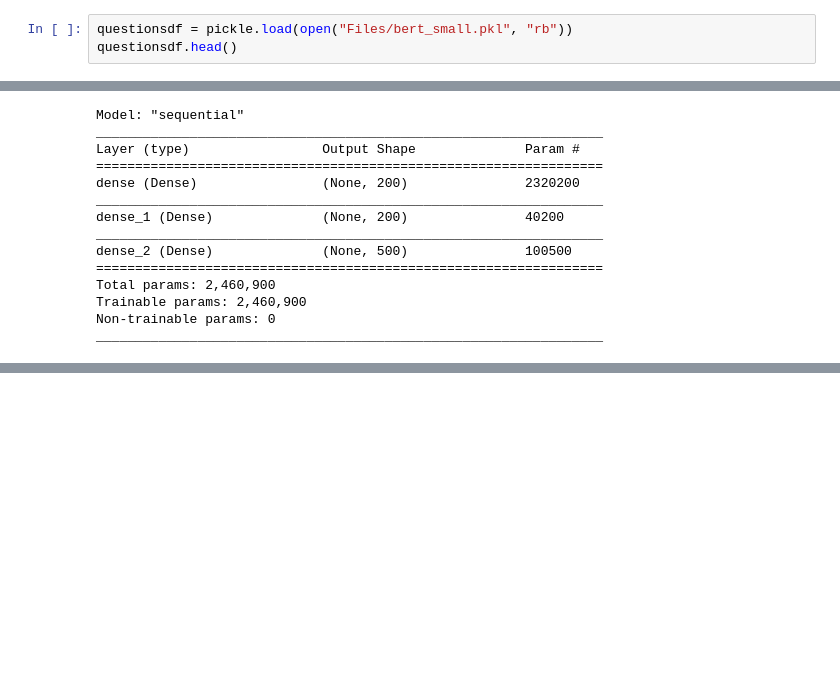
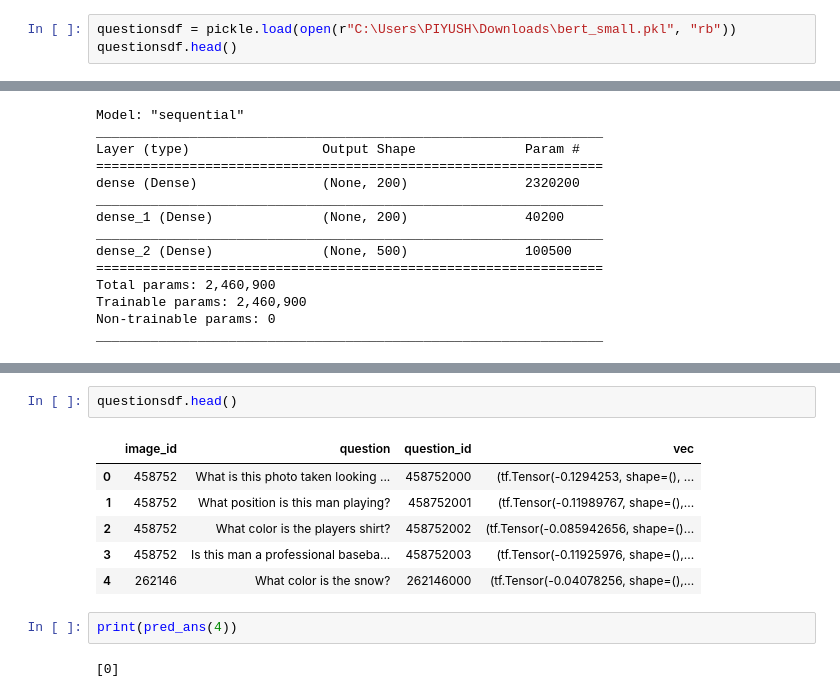
Before and after one commit to Gunnika/Visual-Question-Answering, a Jupyter notebook: VQA_Model.ipynb, the cells around one changed output, grey strips where cells are left out. Drawn from its saved outputs; the diff is of its cells as text; blank space fills up the shorter version.

Commit message:
added pred function

```diff
--- a/VQA_Model.ipynb
+++ b/VQA_Model.ipynb
@@ -21,7 +21,7 @@ image_vecs.head()
 | 3 | 393221 | [2.51035309e+00 2.11022353e+00 4.... |
 | 4 | 393223 | [1.42517245e+00 4.25842971e-01 9.... |
 # %%
-questionsdf = pickle.load(open("Files/bert_small.pkl", "rb"))
+questionsdf = pickle.load(open(r"C:\Users\PIYUSH\Downloads\bert_small.pkl", "rb"))
 questionsdf.head()
 # %% [output]
 |  | image_id | question | question_id | vec |
@@ -275,0 +276,13 @@ _________________________________________________________________
+# %%
+questionsdf.head()
+# %% [output]
+|  | image_id | question | question_id | vec |
+| 0 | 458752 | What is this photo taken looking ... | 458752000 | (tf.Tensor(-0.1294253, shape=(), ... |
+| 1 | 458752 | What position is this man playing? | 458752001 | (tf.Tensor(-0.11989767, shape=(),... |
+| 2 | 458752 | What color is the players shirt? | 458752002 | (tf.Tensor(-0.085942656, shape=()... |
+| 3 | 458752 | Is this man a professional baseba... | 458752003 | (tf.Tensor(-0.11925976, shape=(),... |
+| 4 | 262146 | What color is the snow? | 262146000 | (tf.Tensor(-0.04078256, shape=(),... |
+# %%
+print(pred_ans(4))
+# %% [output]
+[0]
```
Also changed, not shown: parts of 3 cells of this notebook, 1 other file.
